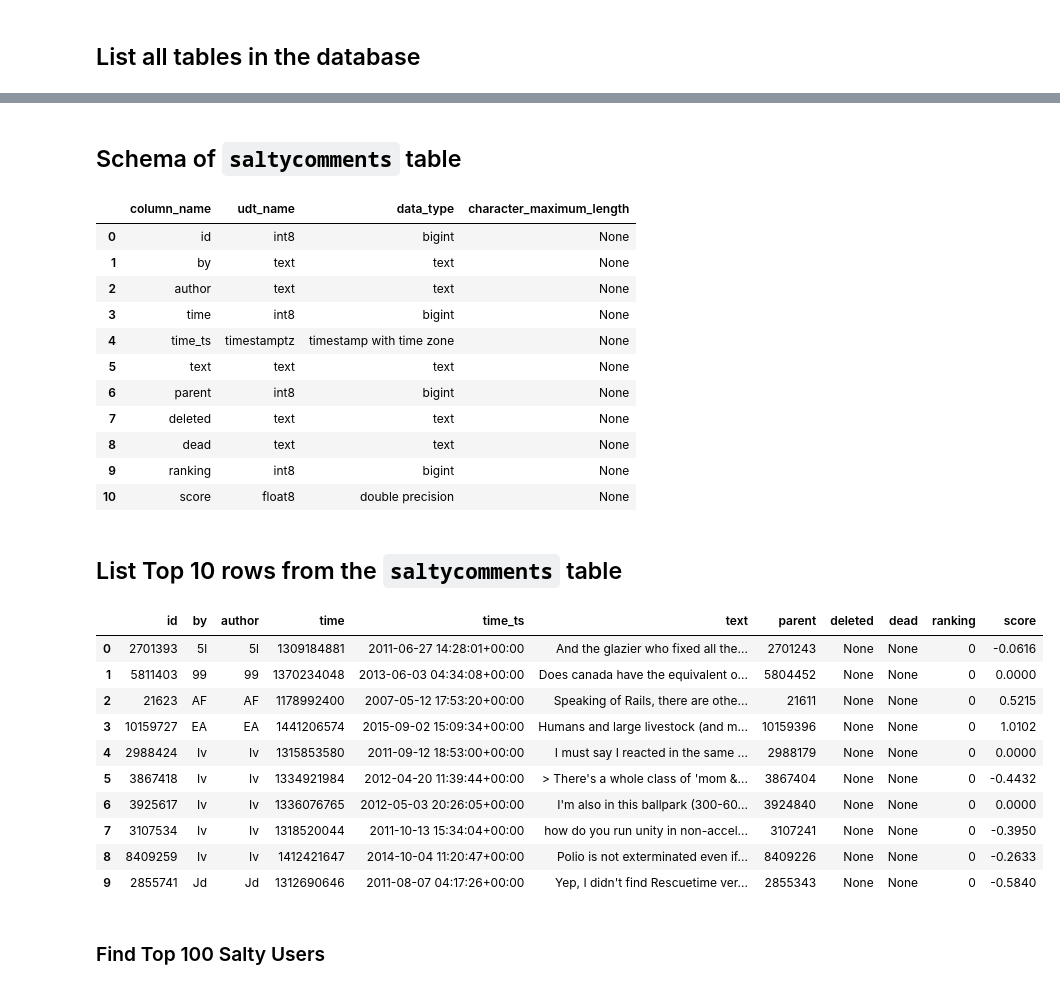
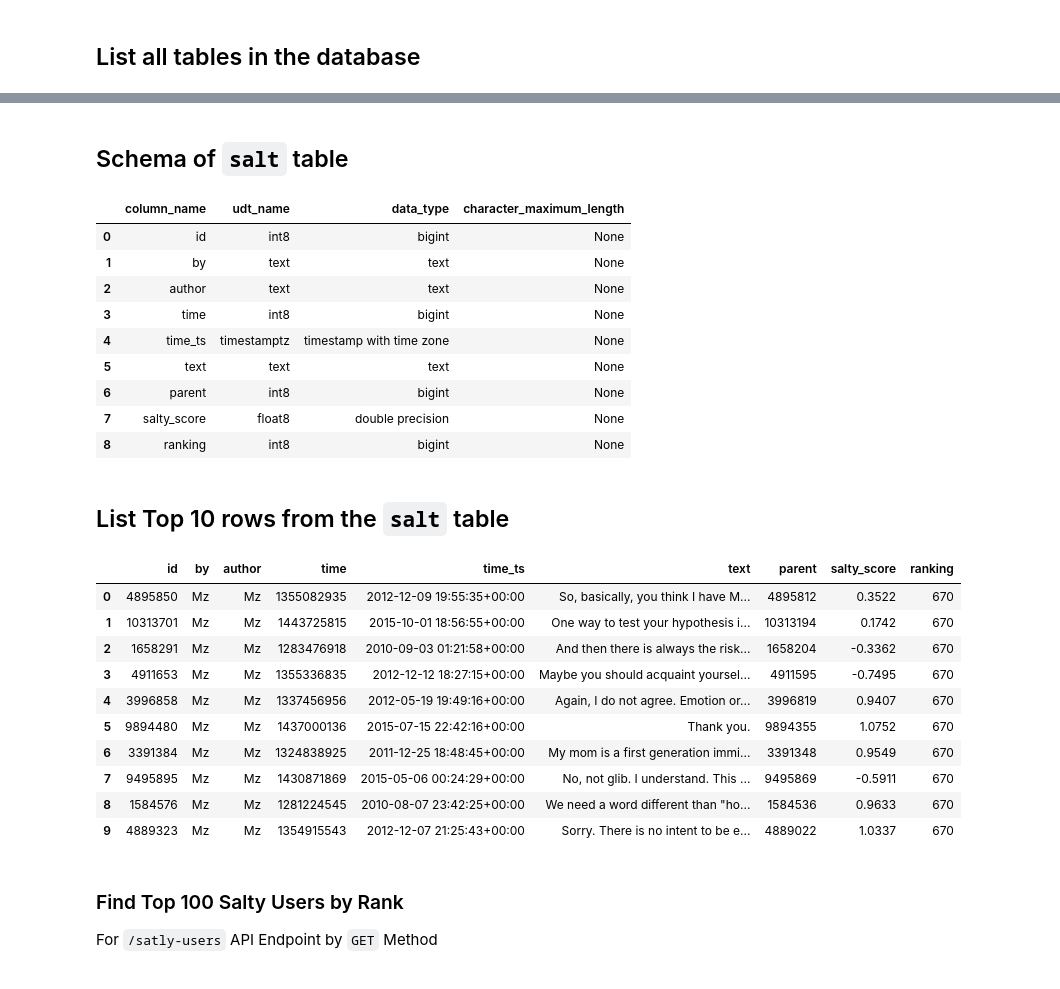
Before and after one commit to Build-Week-Hacker-News-Salty-Trolls/DS, a Jupyter notebook: notebooks/salty_users_examples.ipynb, the cells around one changed output, grey strips where cells are left out. Saved outputs shown, nothing was run; the diff lists cells and outputs as text; code cells hidden in the pictures.

Commit message:
completed adding salty users SQL queries

```diff
--- a/notebooks/salty_users_examples.ipynb
+++ b/notebooks/salty_users_examples.ipynb
@@ -33,9 +33,9 @@ pgh.get_sql_tables(pg_conn)
 # %% [markdown]
-## Schema of `saltycomments` table
+## Schema of `salt` table
 # %%
 table_info_query = """SELECT column_name, udt_name, data_type, character_maximum_length
 FROM information_schema.columns
-WHERE table_name   = 'saltycomments'
+WHERE table_name   = 'salt'
 ;
 """
 pgh.select_query(pg_conn, table_info_query)
@@ -48,26 +48,26 @@ pgh.select_query(pg_conn, table_info_query)
 | 4 | time_ts | timestamptz | timestamp with time zone | None |
 | 5 | text | text | text | None |
 | 6 | parent | int8 | bigint | None |
-| 7 | deleted | text | text | None |
-| 8 | dead | text | text | None |
-| 9 | ranking | int8 | bigint | None |
-| 10 | score | float8 | double precision | None |
+| 7 | salty_score | float8 | double precision | None |
+| 8 | ranking | int8 | bigint | None |
 # %% [markdown]
-## List Top 10 rows from the `saltycomments` table
+## List Top 10 rows from the `salt` table
 # %%
-top_10_query = """SELECT * FROM saltycomments LIMIT 10;"""
+top_10_query = """SELECT * FROM salt LIMIT 10;"""
 pgh.select_query(pg_conn, top_10_query)
 # %% [output]
-|  | id | by | author | time | time_ts | text | parent | deleted | dead | ranking | score |
-| 0 | 2701393 | 5l | 5l | 1309184881 | 2011-06-27 14:28:01+00:00 | And the glazier who fixed all the... | 2701243 | None | None | 0 | -0.0616 |
-| 1 | 5811403 | 99 | 99 | 1370234048 | 2013-06-03 04:34:08+00:00 | Does canada have the equivalent o... | 5804452 | None | None | 0 | 0.0000 |
-| 2 | 21623 | AF | AF | 1178992400 | 2007-05-12 17:53:20+00:00 | Speaking of Rails, there are othe... | 21611 | None | None | 0 | 0.5215 |
-| 3 | 10159727 | EA | EA | 1441206574 | 2015-09-02 15:09:34+00:00 | Humans and large livestock (and m... | 10159396 | None | None | 0 | 1.0102 |
-| 4 | 2988424 | Iv | Iv | 1315853580 | 2011-09-12 18:53:00+00:00 | I must say I reacted in the same ... | 2988179 | None | None | 0 | 0.0000 |
-| 5 | 3867418 | Iv | Iv | 1334921984 | 2012-04-20 11:39:44+00:00 | > There's a whole class of 'mom &... | 3867404 | None | None | 0 | -0.4432 |
-| 6 | 3925617 | Iv | Iv | 1336076765 | 2012-05-03 20:26:05+00:00 | I'm also in this ballpark (300-60... | 3924840 | None | None | 0 | 0.0000 |
-| 7 | 3107534 | Iv | Iv | 1318520044 | 2011-10-13 15:34:04+00:00 | how do you run unity in non-accel... | 3107241 | None | None | 0 | -0.3950 |
-| 8 | 8409259 | Iv | Iv | 1412421647 | 2014-10-04 11:20:47+00:00 | Polio is not exterminated even if... | 8409226 | None | None | 0 | -0.2633 |
-| 9 | 2855741 | Jd | Jd | 1312690646 | 2011-08-07 04:17:26+00:00 | Yep, I didn't find Rescuetime ver... | 2855343 | None | None | 0 | -0.5840 |
+|  | id | by | author | time | time_ts | text | parent | salty_score | ranking |
+| 0 | 4895850 | Mz | Mz | 1355082935 | 2012-12-09 19:55:35+00:00 | So, basically, you think I have M... | 4895812 | 0.3522 | 670 |
+| 1 | 10313701 | Mz | Mz | 1443725815 | 2015-10-01 18:56:55+00:00 | One way to test your hypothesis i... | 10313194 | 0.1742 | 670 |
+| 2 | 1658291 | Mz | Mz | 1283476918 | 2010-09-03 01:21:58+00:00 | And then there is always the risk... | 1658204 | -0.3362 | 670 |
+| 3 | 4911653 | Mz | Mz | 1355336835 | 2012-12-12 18:27:15+00:00 | Maybe you should acquaint yoursel... | 4911595 | -0.7495 | 670 |
+| 4 | 3996858 | Mz | Mz | 1337456956 | 2012-05-19 19:49:16+00:00 | Again, I do not agree. Emotion or... | 3996819 | 0.9407 | 670 |
+| 5 | 9894480 | Mz | Mz | 1437000136 | 2015-07-15 22:42:16+00:00 | Thank you. | 9894355 | 1.0752 | 670 |
+| 6 | 3391384 | Mz | Mz | 1324838925 | 2011-12-25 18:48:45+00:00 | My mom is a first generation immi... | 3391348 | 0.9549 | 670 |
+| 7 | 9495895 | Mz | Mz | 1430871869 | 2015-05-06 00:24:29+00:00 | No, not glib. I understand. This ... | 9495869 | -0.5911 | 670 |
+| 8 | 1584576 | Mz | Mz | 1281224545 | 2010-08-07 23:42:25+00:00 | We need a word different than "ho... | 1584536 | 0.9633 | 670 |
+| 9 | 4889323 | Mz | Mz | 1354915543 | 2012-12-07 21:25:43+00:00 | Sorry. There is no intent to be e... | 4889022 | 1.0337 | 670 |
 # %% [markdown]
-### Find Top 100 Salty Users
+### Find Top 100 Salty Users by Rank
+
+For `/satly-users` API Endpoint by `GET` Method
```
Also changed, not shown: parts of 6 cells of this notebook, 2 other files.
